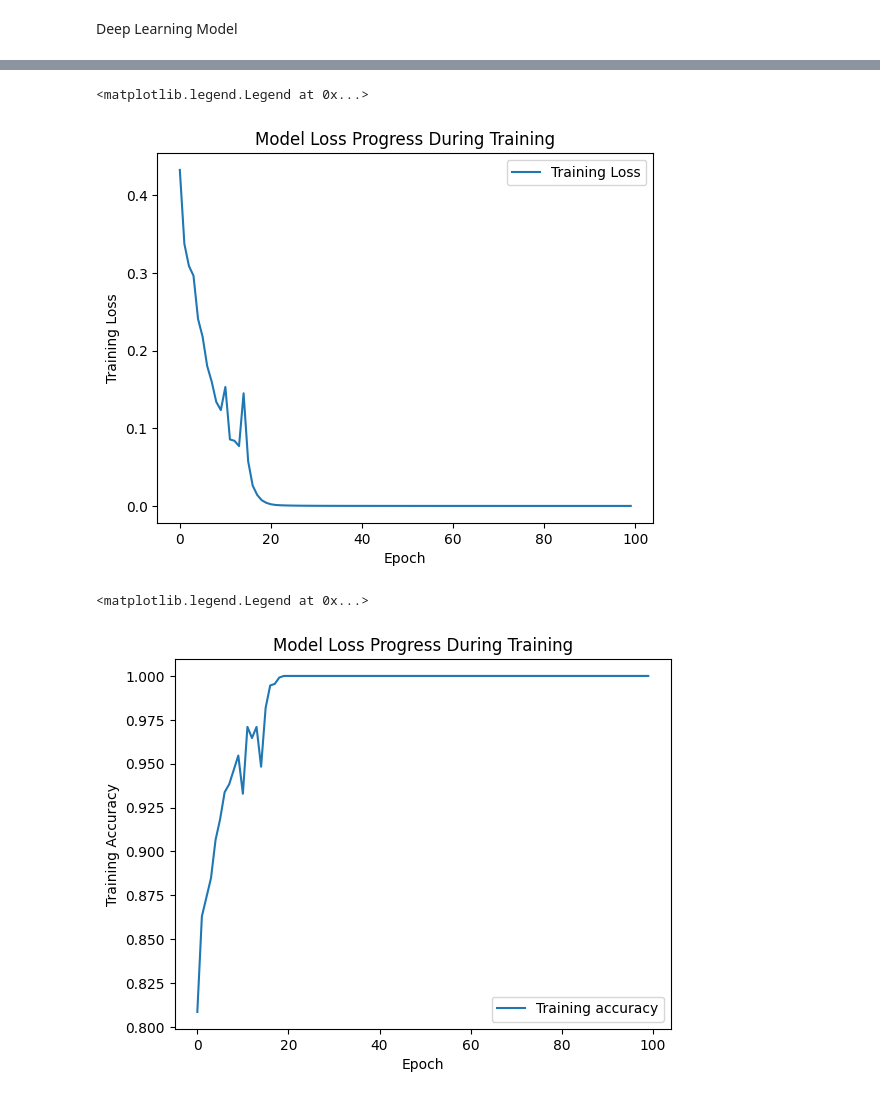
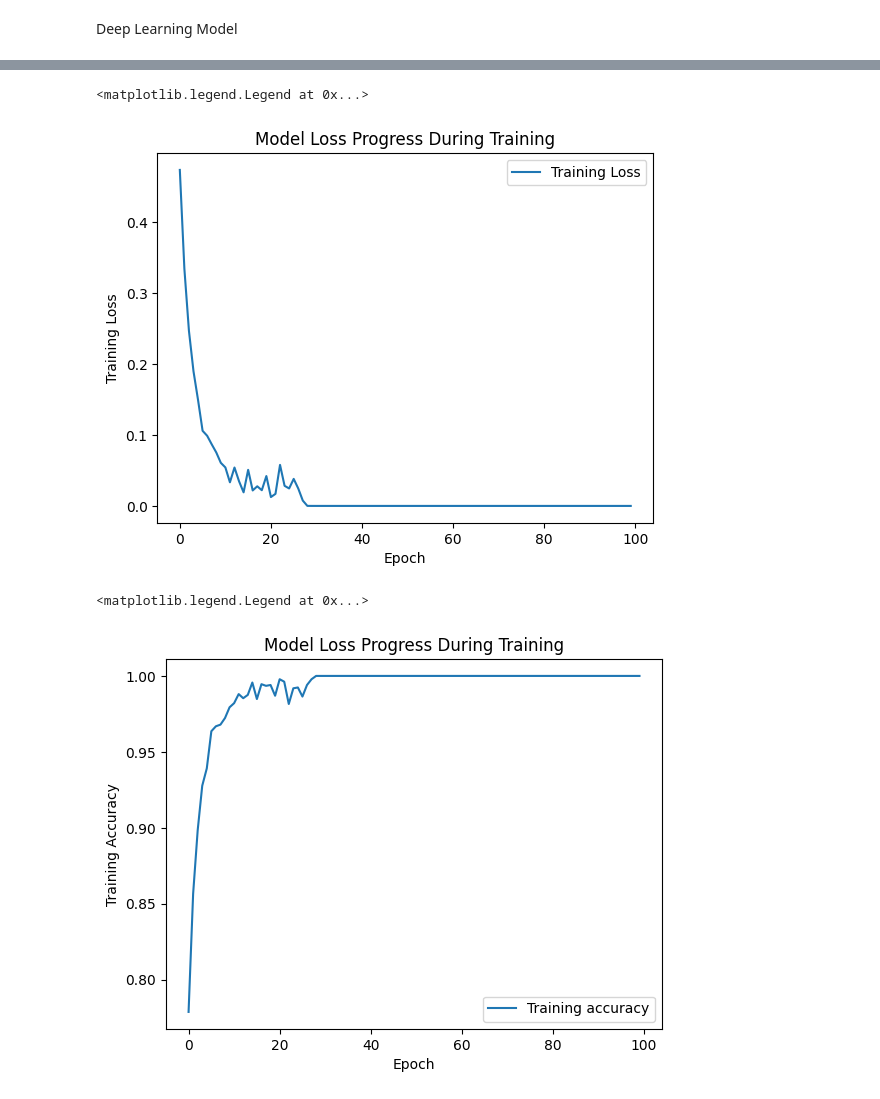
Before and after one commit to MauriPT/data-science-hr-project, a Jupyter notebook: main.ipynb, the cells around one changed output, grey strips where cells are left out. Saved outputs shown, nothing was run; the diff lists cells and outputs as text; code cells hidden in the pictures.

```diff
--- a/main.ipynb
+++ b/main.ipynb
@@ -437,5 +439,3 @@ Model: "sequential"
  Non-trainable params: 0 (0.00 B)
 # %%
 model.compile(optimizer='Adam',loss='binary_crossentropy',metrics=['accuracy'])
-# %%
-epoch_hist = model.fit(X_train,y_train, epochs=100, batch_size=50)
@@ -459,0 +442,5 @@ Epoch 100/100
+# %%
+oversampler = SMOTE(random_state=0)
+smote_train, smote_target = oversampler.fit_resample(X_train, y_train)
+epochs_hist = model.fit(smote_train, smote_target, epochs = 100, batch_size = 5)
+# epoch_hist = model.fit(X_train,y_train, epochs=100, batch_size=50)
@@ -465,21 +470,21 @@ y_pred = (y_pred>0.5)
 # %%
-plt.plot(epoch_hist.history['loss'])
+plt.plot(epochs_hist.history['loss'])
 plt.title('Model Loss Progress During Training')
 plt.xlabel('Epoch')
 plt.ylabel('Training Loss')
 plt.legend(['Training Loss'])
 # %% [output]
 <matplotlib.legend.Legend at 0x...>
-[figure, old version]
+[figure, new version]
 # %%
-plt.plot(epoch_hist.history['accuracy'])
+plt.plot(epochs_hist.history['accuracy'])
 plt.title('Model Loss Progress During Training')
 plt.xlabel('Epoch')
 plt.ylabel('Training Accuracy')
 plt.legend(['Training accuracy'])
 # %% [output]
 <matplotlib.legend.Legend at 0x...>
-[figure, old version]
+[figure, new version]
 # %%
 cm = confusion_matrix(y_test,y_pred)
 sns.heatmap(cm,annot=True)
```
Also changed, not shown: parts of 13 cells of this notebook.
